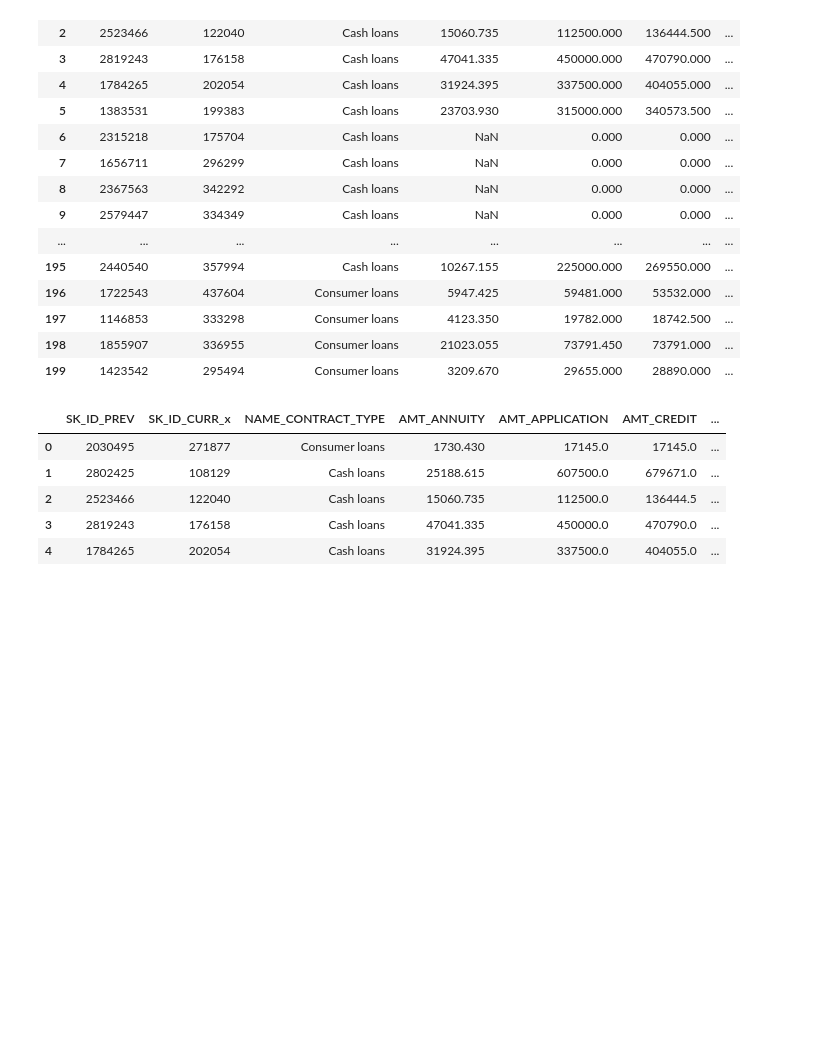
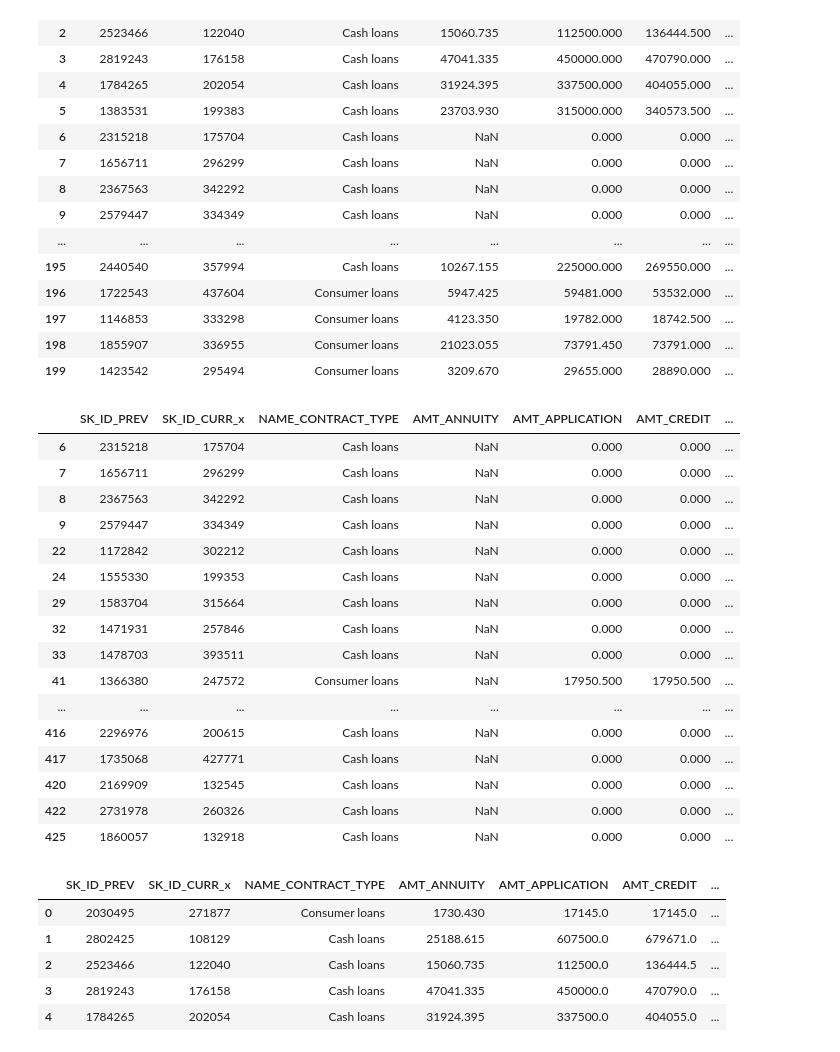
Before and after one commit to stansuo/BDSE12-Group3, a Jupyter notebook: notebooks/homecdt_fteng/Aiyd_Home_Credit-1090115.ipynb, the cells around one changed output. Saved outputs shown, nothing was run; the diff lists cells and outputs as text; code cells hidden in the pictures; blank space fills up the shorter version.

```diff
--- a/notebooks/homecdt_fteng/Aiyd_Home_Credit-1090115.ipynb
+++ b/notebooks/homecdt_fteng/Aiyd_Home_Credit-1090115.ipynb
@@ -303,4 +333,24 @@ result.head(200)
 | 197 | 1146853 | 333298 | Consumer loans | 4123.350 | 19782.000 | 18742.500 | ... |
 | 198 | 1855907 | 336955 | Consumer loans | 21023.055 | 73791.450 | 73791.000 | ... |
 | 199 | 1423542 | 295494 | Consumer loans | 3209.670 | 29655.000 | 28890.000 | ... |
+# %%
+result[result['CNT_PAYMENT'].isnull()].head(100)
+# %% [output]
+|  | SK_ID_PREV | SK_ID_CURR_x | NAME_CONTRACT_TYPE | AMT_ANNUITY | AMT_APPLICATION | AMT_CREDIT | ... |
+| 6 | 2315218 | 175704 | Cash loans | NaN | 0.000 | 0.000 | ... |
+| 7 | 1656711 | 296299 | Cash loans | NaN | 0.000 | 0.000 | ... |
+| 8 | 2367563 | 342292 | Cash loans | NaN | 0.000 | 0.000 | ... |
+| 9 | 2579447 | 334349 | Cash loans | NaN | 0.000 | 0.000 | ... |
+| 22 | 1172842 | 302212 | Cash loans | NaN | 0.000 | 0.000 | ... |
+| 24 | 1555330 | 199353 | Cash loans | NaN | 0.000 | 0.000 | ... |
+| 29 | 1583704 | 315664 | Cash loans | NaN | 0.000 | 0.000 | ... |
+| 32 | 1471931 | 257846 | Cash loans | NaN | 0.000 | 0.000 | ... |
+| 33 | 1478703 | 393511 | Cash loans | NaN | 0.000 | 0.000 | ... |
+| 41 | 1366380 | 247572 | Consumer loans | NaN | 17950.500 | 17950.500 | ... |
+| ... | ... | ... | ... | ... | ... | ... | ... |
+| 416 | 2296976 | 200615 | Cash loans | NaN | 0.000 | 0.000 | ... |
+| 417 | 1735068 | 427771 | Cash loans | NaN | 0.000 | 0.000 | ... |
+| 420 | 2169909 | 132545 | Cash loans | NaN | 0.000 | 0.000 | ... |
+| 422 | 2731978 | 260326 | Cash loans | NaN | 0.000 | 0.000 | ... |
+| 425 | 1860057 | 132918 | Cash loans | NaN | 0.000 | 0.000 | ... |
 # %%
```
Also changed, not shown: parts of 6 cells of this notebook.
